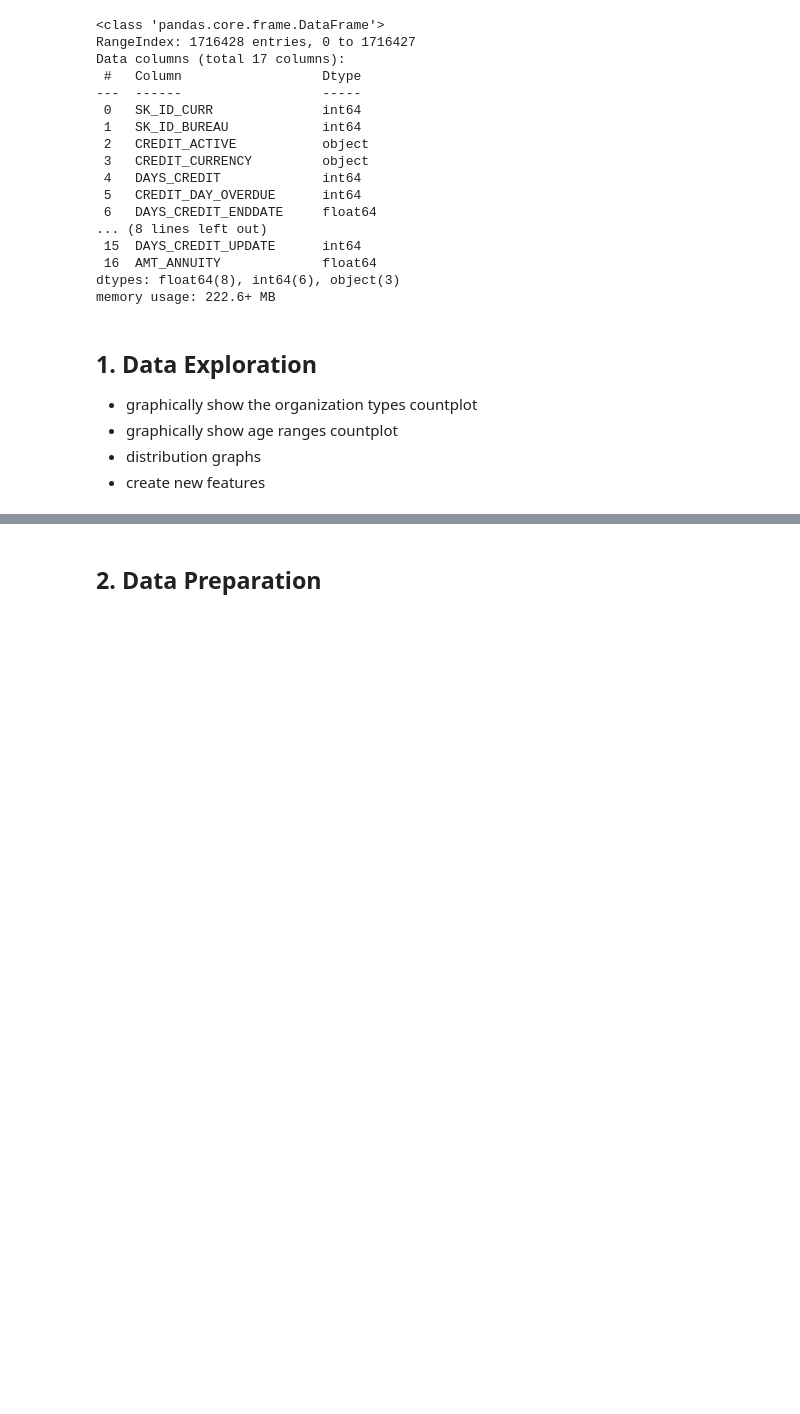
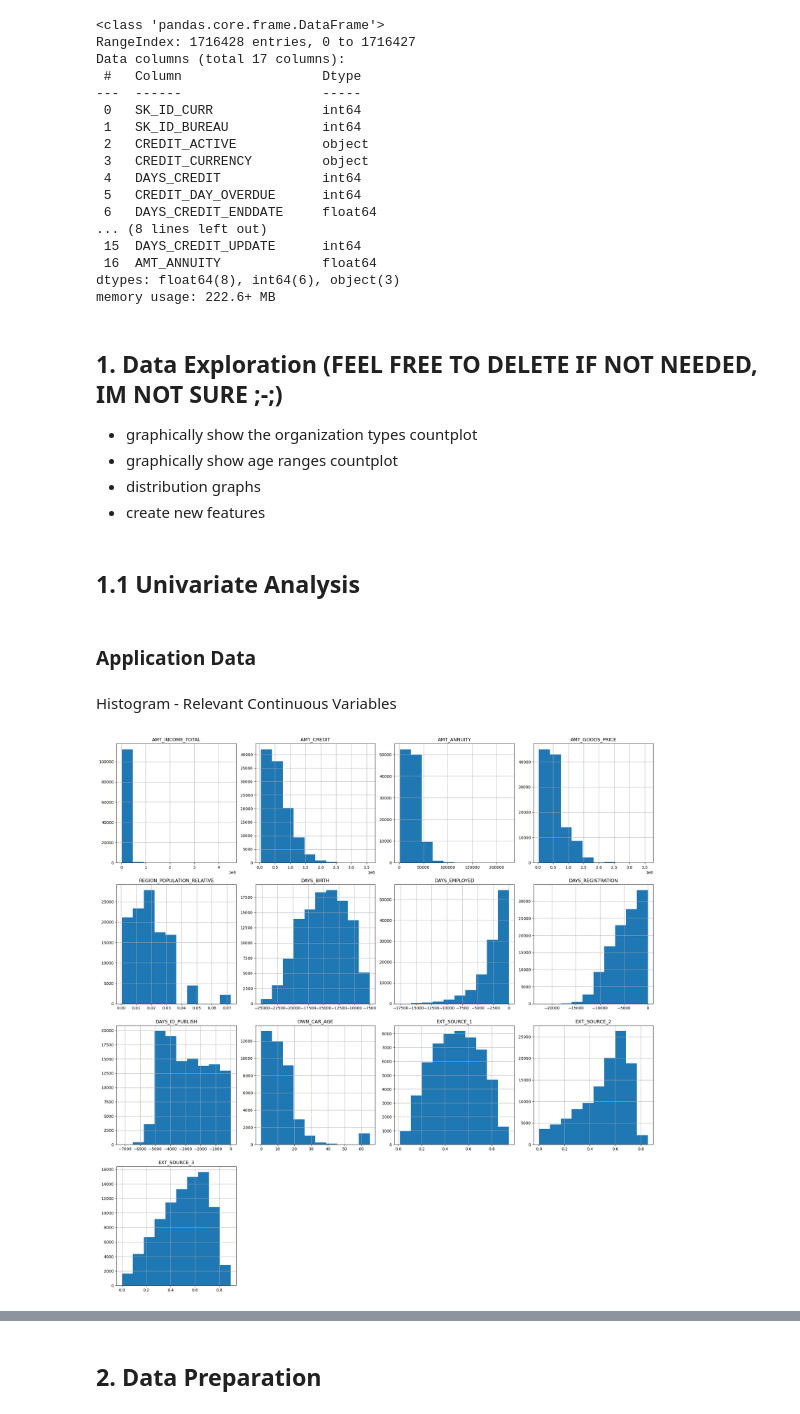
Before and after one commit to jacky-teo/is453_fin_analytics, a Jupyter notebook: group_4.ipynb, the cells around one changed output, grey strips where cells are left out. Drawn from its saved outputs; the diff is of its cells as text; code cells hidden in the pictures; blank space fills up the shorter version.

```diff
--- a/group_4.ipynb
+++ b/group_4.ipynb
@@ -49,9 +49,36 @@ Data columns (total 17 columns):
 dtypes: float64(8), int64(6), object(3)
 memory usage: 222.6+ MB
 # %% [markdown]
-## 1. Data Exploration
+## 1. Data Exploration (FEEL FREE TO DELETE IF NOT NEEDED, IM NOT SURE ;-;)
 
 - graphically show the organization types countplot
 - graphically show age ranges countplot
 - distribution graphs
 - create new features
+# %% [markdown]
+## 1.1 Univariate Analysis
+# %% [markdown]
+### Application Data
+# %% [markdown]
+Histogram - Relevant Continuous Variables
+# %%
+cont_var = ["AMT_INCOME_TOTAL",
+            "AMT_CREDIT",
+            "AMT_ANNUITY",
+            "AMT_GOODS_PRICE",
+            "REGION_POPULATION_RELATIVE",
+            "DAYS_BIRTH",
+            "DAYS_EMPLOYED",
+            "DAYS_REGISTRATION",
+            "DAYS_ID_PUBLISH",
+            "OWN_CAR_AGE",
+            "EXT_SOURCE_1",
+            "EXT_SOURCE_2",
+            "EXT_SOURCE_3",
+            "REGION_POPULATION_RELATIVE"]
+
+
+app_data[cont_var].hist(figsize=(20,20))
+plt.tight_layout()
+# %% [output]
+[figure, added]
```
Also changed, not shown: parts of 18 cells of this notebook.
